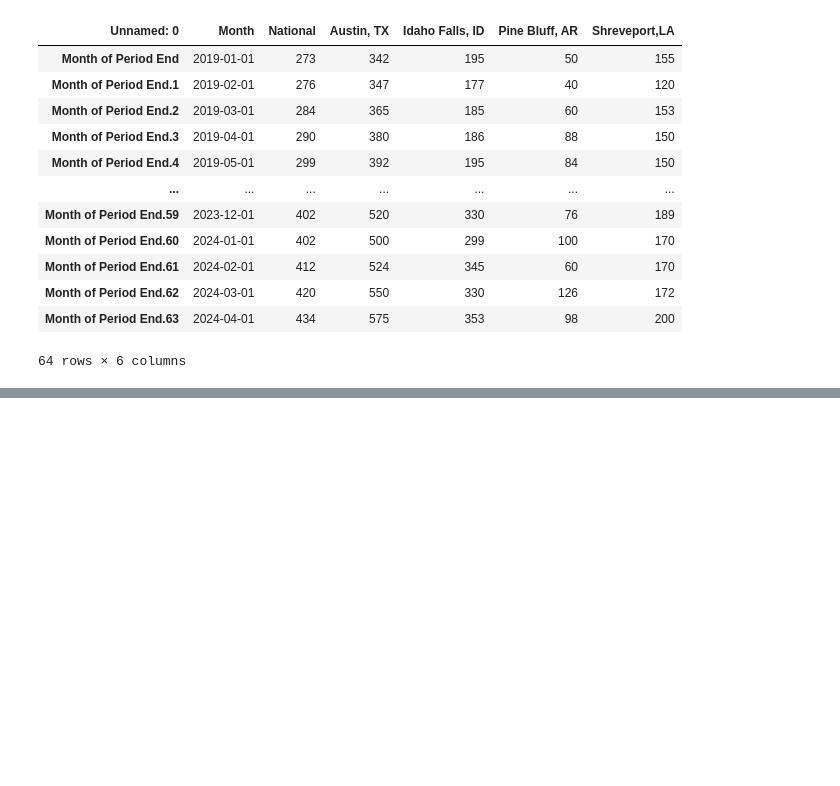
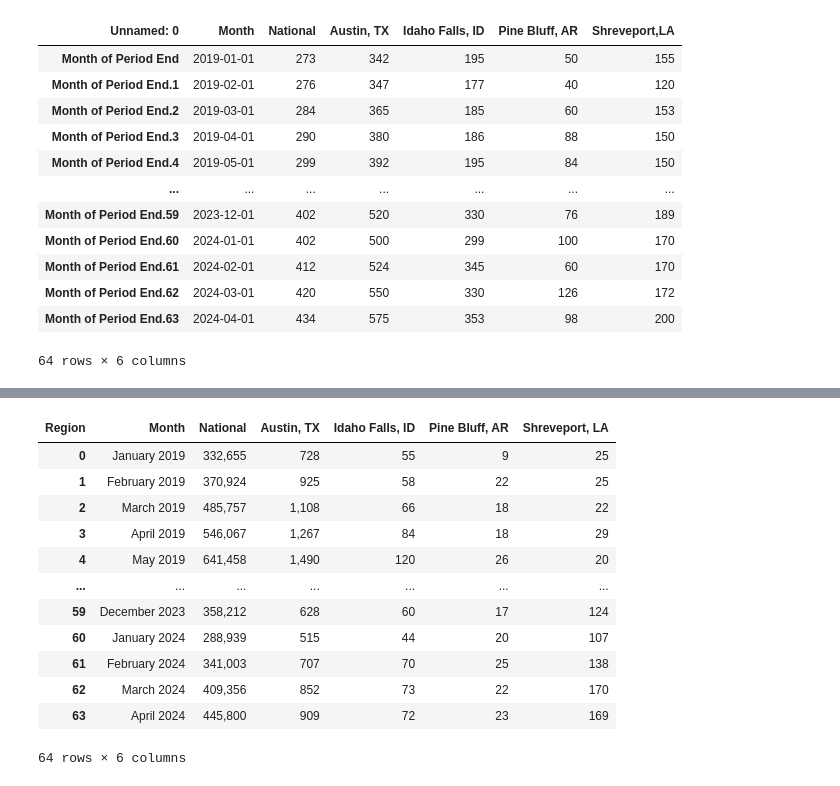
Before and after one commit to jriebe7/Housing-Project, a Jupyter notebook: state_data.ipynb, the cells around one changed output, grey strips where cells are left out. Saved outputs shown, nothing was run; the diff lists cells and outputs as text; code cells hidden in the pictures; blank space fills up the shorter version.

Commit message:
adding home sales qty csv cleaned and updating code

```diff
--- a/state_data.ipynb
+++ b/state_data.ipynb
@@ -97,0 +118,29 @@ sales_price_clean.to_csv("sales_price_clean_csv", index=False, header=True)
+# %%
+#Home Sales csv into DataFrame
+sales_qty = pd.read_csv("Resources/sales (1).csv", encoding='UTF-16', sep="\t")
+
+#Rename some column names
+
+sales_qty=sales_qty.T
+
+#Set row one as headers
+new_header =sales_qty.iloc[0]
+sales_qty=sales_qty[1:]
+sales_qty.columns =new_header
+sales_qty_index = sales_qty.reset_index()
+sales_qty_index.rename(columns={"index":"Month", " National":"National"},inplace=True)
+sales_qty_index
+# %% [output]
+| Region | Month | National | Austin, TX | Idaho Falls, ID | Pine Bluff, AR | Shreveport, LA |
+| 0 | January 2019 | 332,655 | 728 | 55 | 9 | 25 |
+| 1 | February 2019 | 370,924 | 925 | 58 | 22 | 25 |
+| 2 | March 2019 | 485,757 | 1,108 | 66 | 18 | 22 |
+| 3 | April 2019 | 546,067 | 1,267 | 84 | 18 | 29 |
+| 4 | May 2019 | 641,458 | 1,490 | 120 | 26 | 20 |
+| ... | ... | ... | ... | ... | ... | ... |
+| 59 | December 2023 | 358,212 | 628 | 60 | 17 | 124 |
+| 60 | January 2024 | 288,939 | 515 | 44 | 20 | 107 |
+| 61 | February 2024 | 341,003 | 707 | 70 | 25 | 138 |
+| 62 | March 2024 | 409,356 | 852 | 73 | 22 | 170 |
+| 63 | April 2024 | 445,800 | 909 | 72 | 23 | 169 |
+64 rows × 6 columns
```
Also changed, not shown: parts of 9 cells of this notebook, 1 other file.
